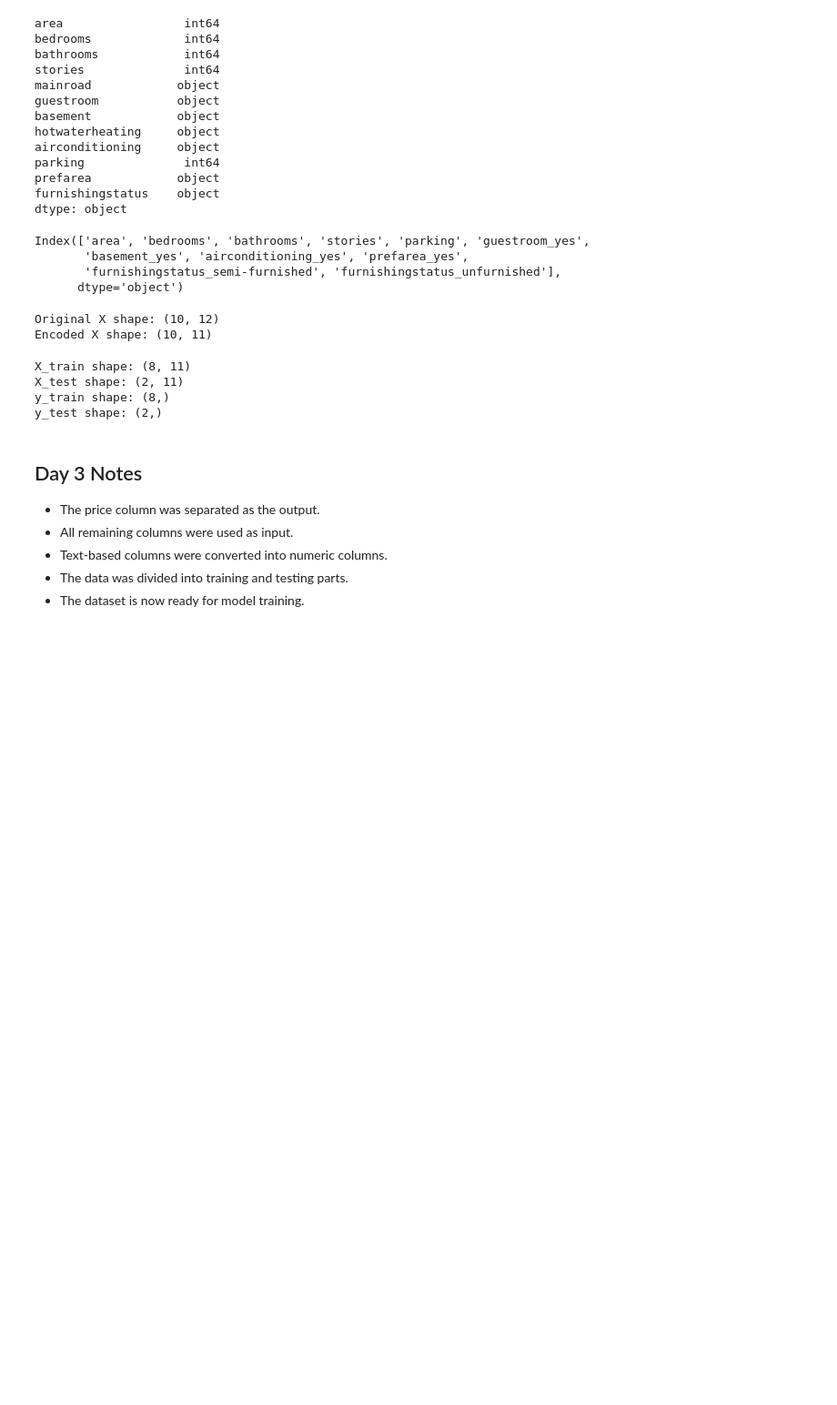
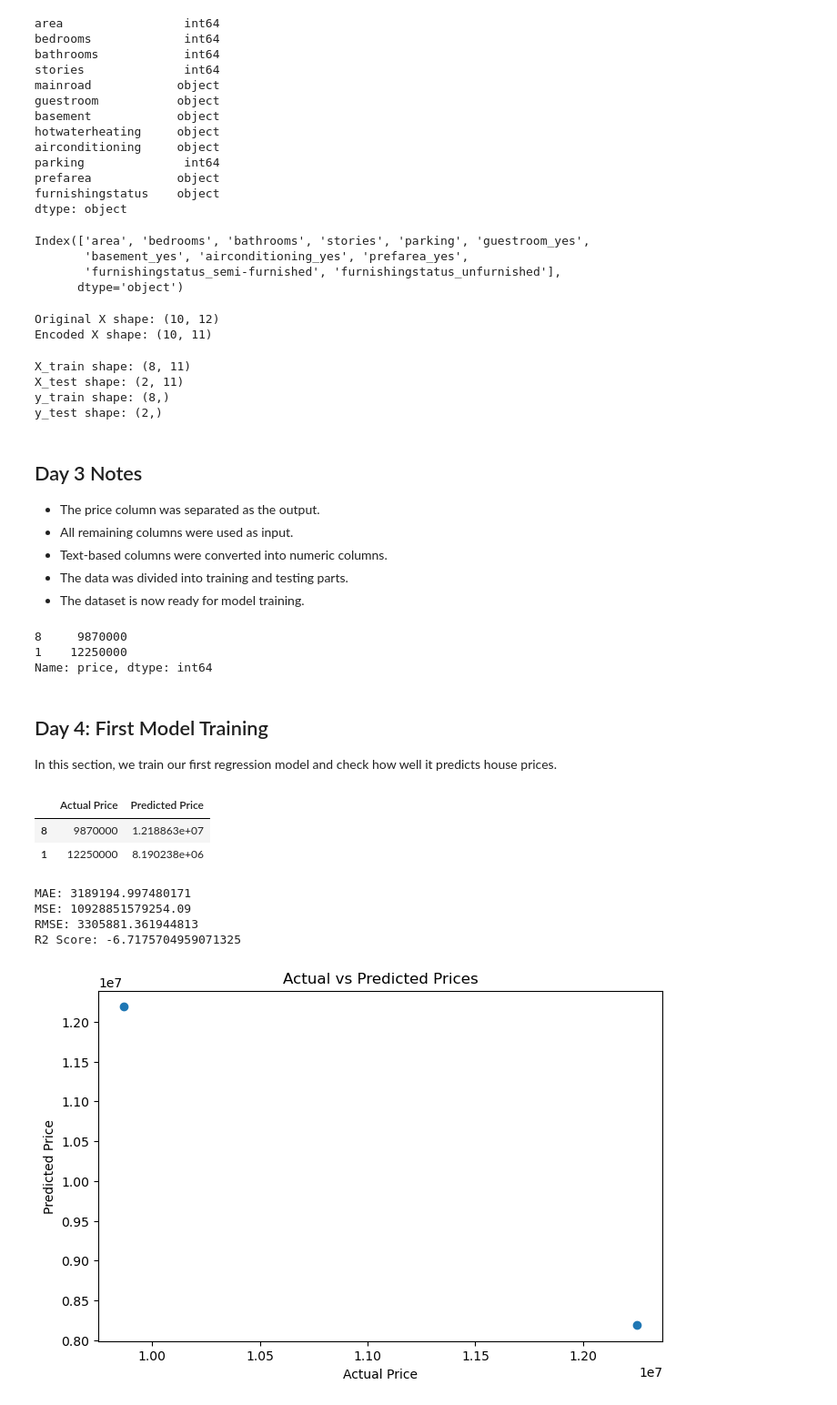
Before and after one commit to itsksfit/house-price-prediction-ml, a Jupyter notebook: notebooks/01_house_price_prediction.ipynb, the cells around one changed output. Shown at 91% size. Cells and saved outputs as stored; diff of their text form; code cells hidden in the pictures; blank space fills up the shorter version.

Commit message:
Train first linear regression model

```diff
--- a/notebooks/01_house_price_prediction.ipynb
+++ b/notebooks/01_house_price_prediction.ipynb
@@ -297,3 +297,16 @@ y_test shape: (2,)
 - Text-based columns were converted into numeric columns.
 - The data was divided into training and testing parts.
 - The dataset is now ready for model training.
+# %%
+X_train
+X_test
+y_train
+y_test
+# %% [output]
+8     9870000
+1    12250000
+Name: price, dtype: int64
+# %% [markdown]
+## Day 4: First Model Training
+
+In this section, we train our first regression model and check how well it predicts house prices.
@@ -299,0 +316,39 @@ y_test shape: (2,)
+# %%
+lr_model = LinearRegression()
+lr_model.fit(X_train, y_train)
+y_pred = lr_model.predict(X_test)
+# %%
+comparison = pd.DataFrame({
+    "Actual Price": y_test,
+    "Predicted Price": y_pred
+})
+
+comparison
+# %% [output]
+|  | Actual Price | Predicted Price |
+| 8 | 9870000 | 1.218863e+07 |
+| 1 | 12250000 | 8.190238e+06 |
+# %%
+mae = mean_absolute_error(y_test, y_pred)
+mse = mean_squared_error(y_test, y_pred)
+rmse = np.sqrt(mse)
+r2 = r2_score(y_test, y_pred)
+
+print("MAE:", mae)
+print("MSE:", mse)
+print("RMSE:", rmse)
+print("R2 Score:", r2)
+# %% [output]
+MAE: 3189194.997480171
+MSE: 10928851579254.09
+RMSE: 3305881.361944813
+R2 Score: -6.7175704959071325
+# %%
+plt.figure(figsize=(8,5))
+plt.scatter(y_test, y_pred)
+plt.xlabel("Actual Price")
+plt.ylabel("Predicted Price")
+plt.title("Actual vs Predicted Prices")
+plt.show()
+# %% [output]
+[figure, added]
```
Also changed, not shown: parts of 2 cells of this notebook.
